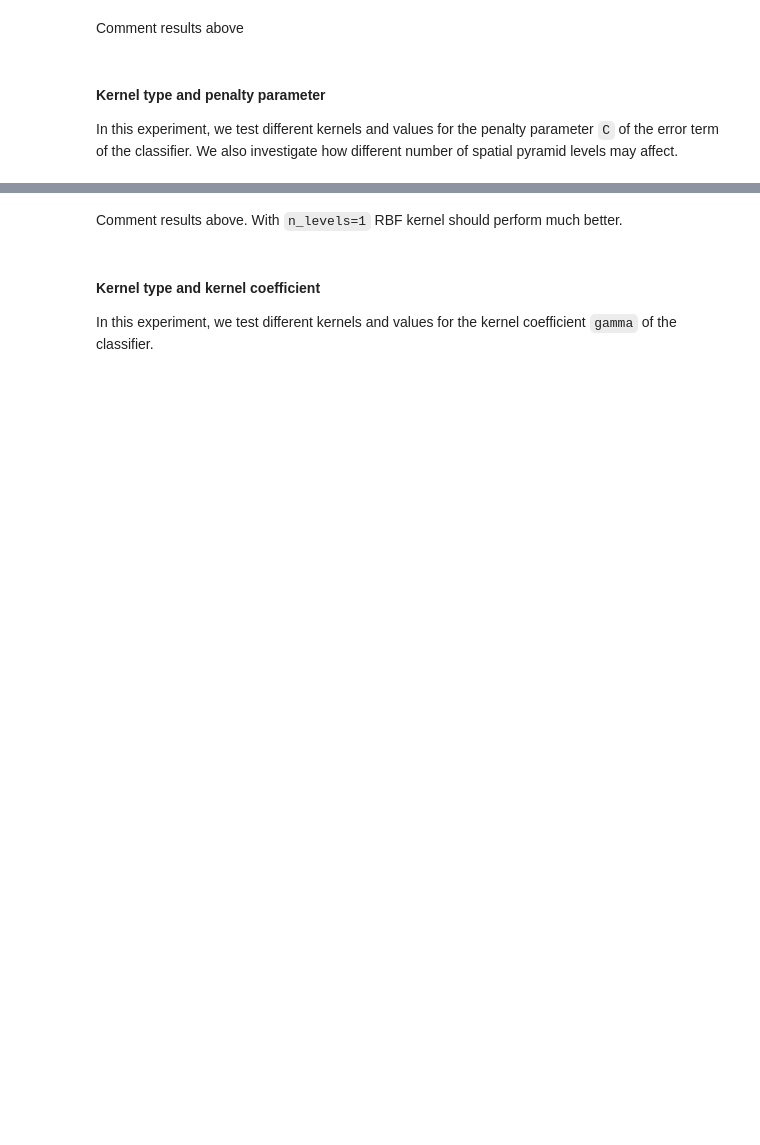
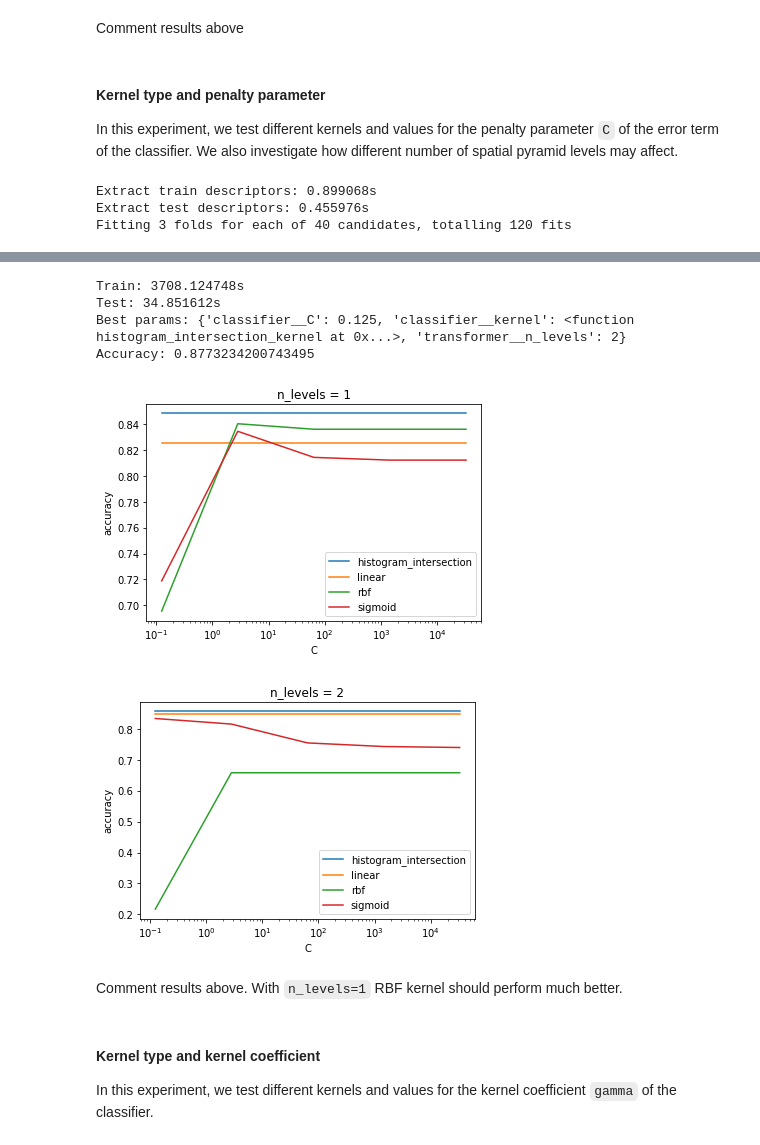
Before and after one commit to nokutu/m3-project, a Jupyter notebook: w2/report.ipynb, the cells around one changed output, grey strips where cells are left out. Cells and saved outputs as stored; diff of their text form; code cells hidden in the pictures; blank space fills up the shorter version.

```diff
--- a/w2/report.ipynb
+++ b/w2/report.ipynb
@@ -132,11 +207,24 @@ results = run_experiment(param_grid)
 results.loc[results.param_classifier__kernel == histogram_intersection_kernel, 'param_classifier__kernel'] = \
     "histogram_intersection"
 
-results.pivot(index='param_classifier__C', columns='param_classifier__kernel', values='mean_test_score') \
+results[results.param_transformer__n_levels == 1] \
+    .pivot(index='param_classifier__C', columns='param_classifier__kernel', values='mean_test_score') \
     .plot.line(logx=True)
-
 plt.xlabel('C')
 plt.ylabel('accuracy')
 plt.legend(loc='best')
+plt.title('n_levels = 1')
+plt.show()
 
+results[results.param_transformer__n_levels == 2] \
+    .pivot(index='param_classifier__C', columns='param_classifier__kernel', values='mean_test_score') \
+    .plot.line(logx=True)
+plt.xlabel('C')
+plt.ylabel('accuracy')
+plt.legend(loc='best')
+plt.title('n_levels = 2')
 plt.show()
+# %% [output]
+Extract train descriptors: 0.899068s
+Extract test descriptors: 0.455976s
+Fitting 3 folds for each of 40 candidates, totalling 120 fits
@@ -143,3 +248,9 @@ plt.show()
+Train: 3708.124748s
+Test: 34.851612s
+Best params: {'classifier__C': 0.125, 'classifier__kernel': <function histogram_intersection_kernel at 0x...>, 'transformer__n_levels': 2}
+Accuracy: 0.8773234200743495
+[figure, added]
+[figure, added]
 # %% [markdown]
 Comment results above. With `n_levels=1` RBF kernel should perform much better.
 # %% [markdown]
```
Also changed, not shown: parts of 6 cells of this notebook.
